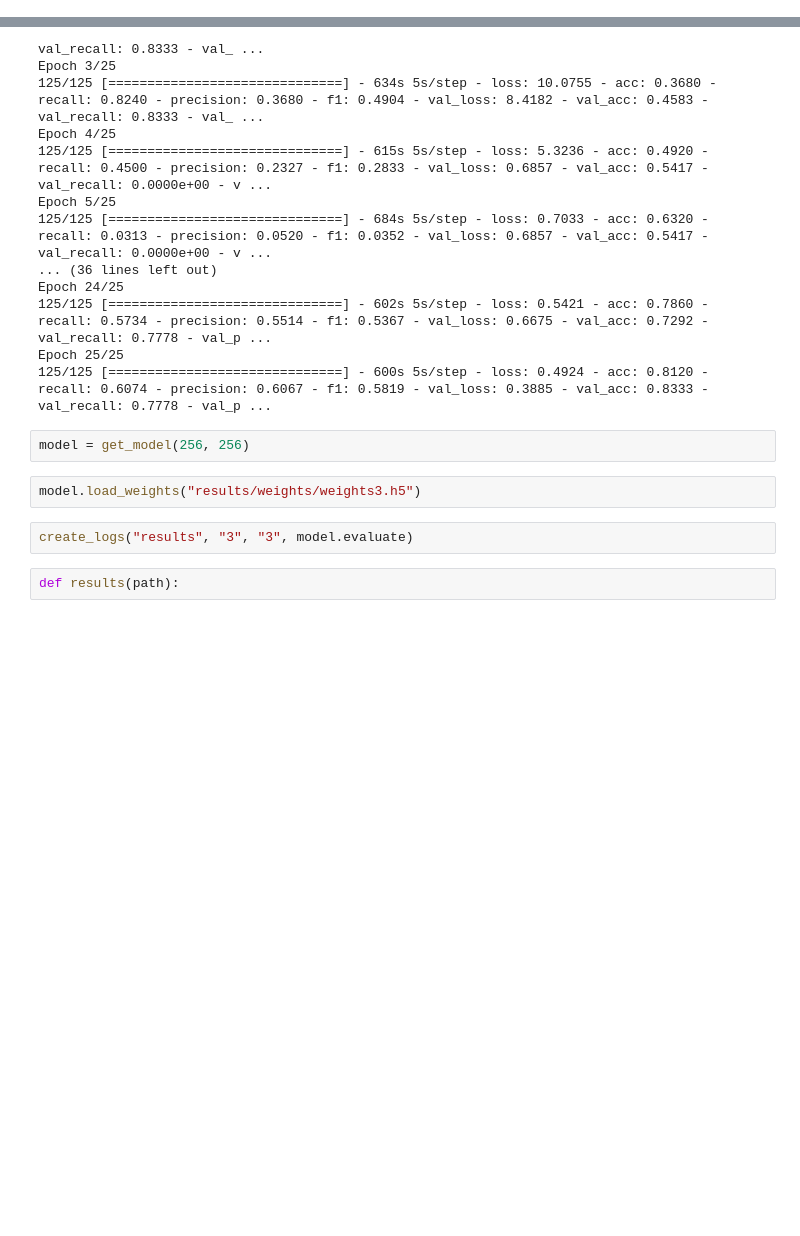
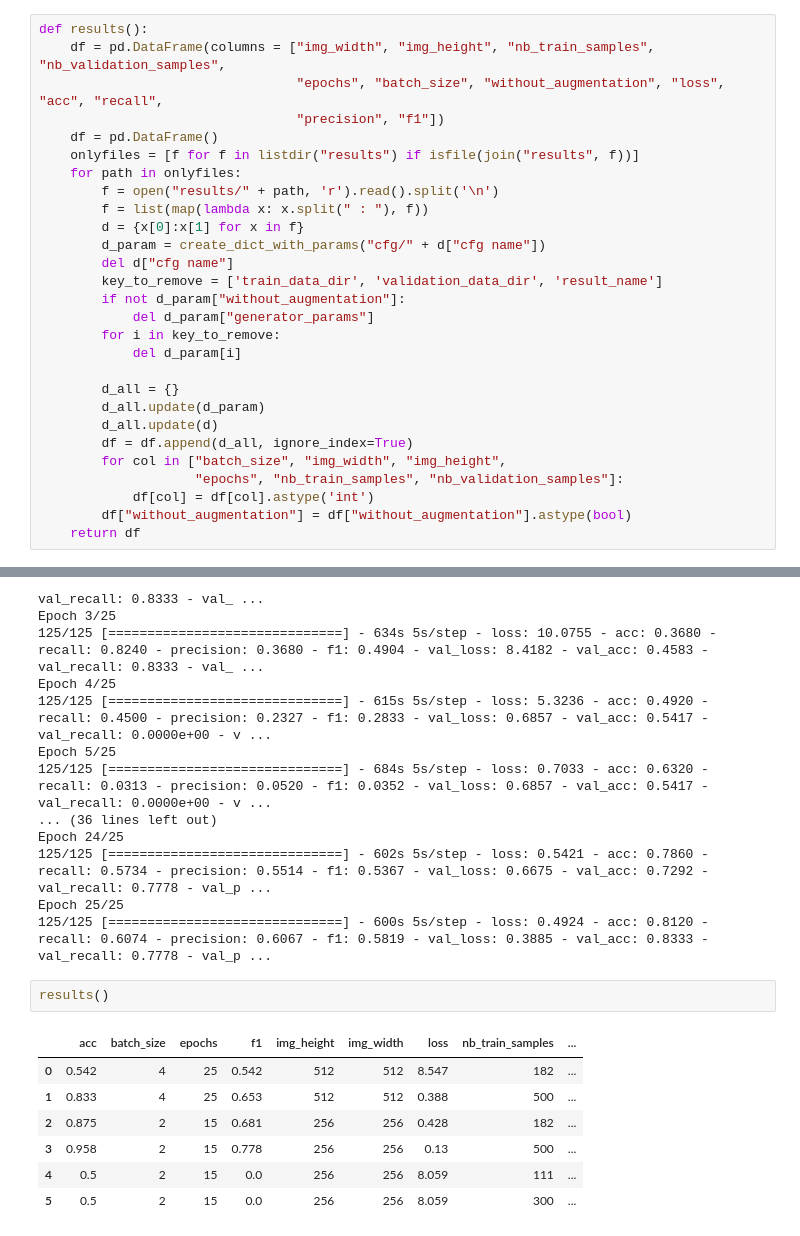
Before and after one commit to TemaSpb/Orbits, a Jupyter notebook: classification/Result.ipynb, the cells around one changed output, grey strips where cells are left out. Cells and saved outputs as stored; diff of their text form; blank space fills up the shorter version.

```diff
--- a/classification/Result.ipynb
+++ b/classification/Result.ipynb
@@ -210,3 +211,31 @@ def create_logs(path, name, cfg_name, evaluation):
+# %%
+def results():
+    df = pd.DataFrame(columns = ["img_width", "img_height", "nb_train_samples", "nb_validation_samples",
+                                 "epochs", "batch_size", "without_augmentation", "loss", "acc", "recall",
+                                 "precision", "f1"])
+    df = pd.DataFrame()
+    onlyfiles = [f for f in listdir("results") if isfile(join("results", f))]
+    for path in onlyfiles:
+        f = open("results/" + path, 'r').read().split('\n')
+        f = list(map(lambda x: x.split(" : "), f))
+        d = {x[0]:x[1] for x in f}
+        d_param = create_dict_with_params("cfg/" + d["cfg name"])
+        del d["cfg name"]
+        key_to_remove = ['train_data_dir', 'validation_data_dir', 'result_name']
+        if not d_param["without_augmentation"]:
+            del d_param["generator_params"]
+        for i in key_to_remove:
+            del d_param[i]
+
+        d_all = {}
+        d_all.update(d_param)
+        d_all.update(d)
+        df = df.append(d_all, ignore_index=True)
+        for col in ["batch_size", "img_width", "img_height",
+                    "epochs", "nb_train_samples", "nb_validation_samples"]:
+            df[col] = df[col].astype('int')
+        df["without_augmentation"] = df["without_augmentation"].astype(bool)
+    return df
 # %% [markdown]
 # Main
 # %%
@@ -278,11 +307,13 @@ Epoch 24/25
 125/125 [==============================] - 602s 5s/step - loss: 0.5421 - acc: 0.7860 - recall: 0.5734 - precision: 0.5514 - f1: 0.5367 - val_loss: 0.6675 - val_acc: 0.7292 - val_recall: 0.7778 - val_p ...
 Epoch 25/25
 125/125 [==============================] - 600s 5s/step - loss: 0.4924 - acc: 0.8120 - recall: 0.6074 - precision: 0.6067 - f1: 0.5819 - val_loss: 0.3885 - val_acc: 0.8333 - val_recall: 0.7778 - val_p ...
-# %%
-model = get_model(256, 256)
-# %%
-model.load_weights("results/weights/weights3.h5")
-# %%
-create_logs("results", "3", "3", model.evaluate)
-# %%
-def results(path):
+# %%
+results()
+# %% [output]
+|  | acc | batch_size | epochs | f1 | img_height | img_width | loss | nb_train_samples | ... |
+| 0 | 0.542 | 4 | 25 | 0.542 | 512 | 512 | 8.547 | 182 | ... |
+| 1 | 0.833 | 4 | 25 | 0.653 | 512 | 512 | 0.388 | 500 | ... |
+| 2 | 0.875 | 2 | 15 | 0.681 | 256 | 256 | 0.428 | 182 | ... |
+| 3 | 0.958 | 2 | 15 | 0.778 | 256 | 256 | 0.13 | 500 | ... |
+| 4 | 0.5 | 2 | 15 | 0.0 | 256 | 256 | 8.059 | 111 | ... |
+| 5 | 0.5 | 2 | 15 | 0.0 | 256 | 256 | 8.059 | 300 | ... |
```
Also changed, not shown: parts of 2 cells of this notebook, 12 other files.
